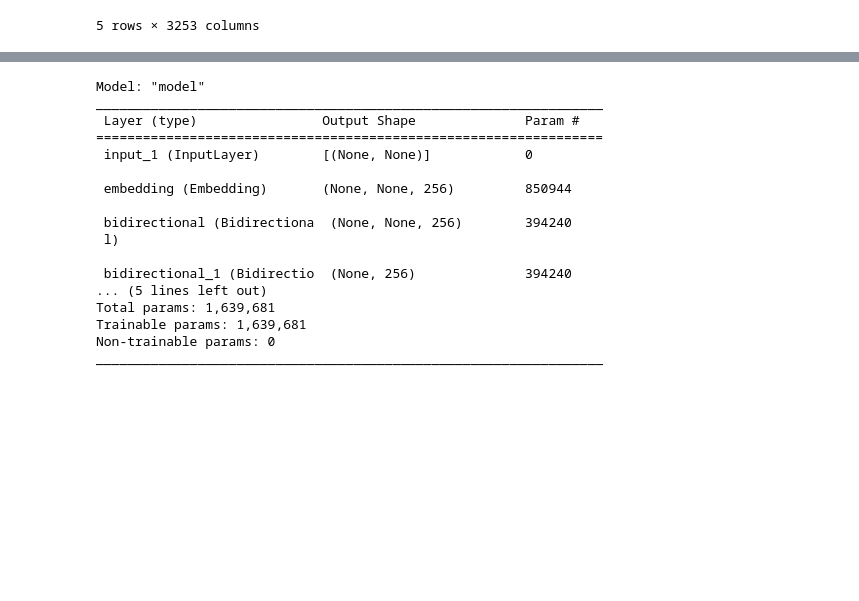
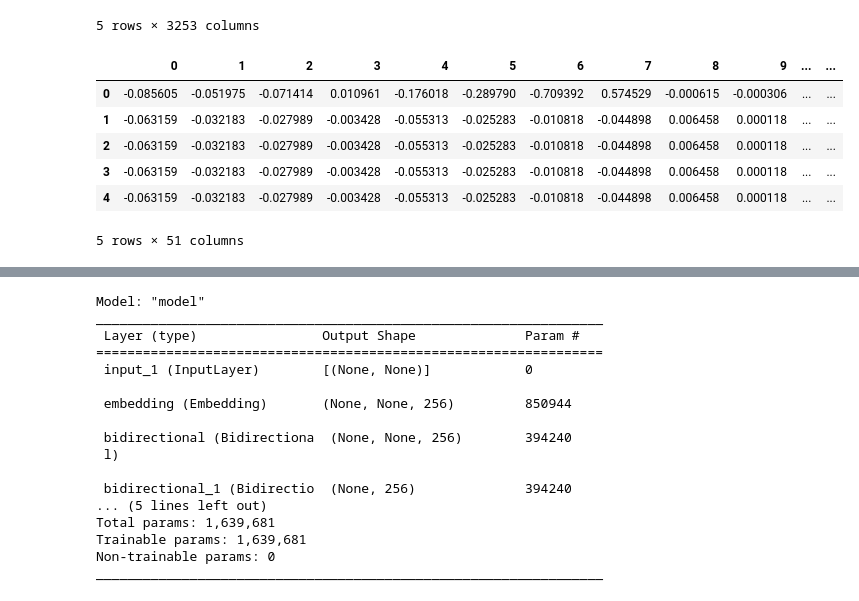
Before and after one commit to RodrigoSoares256/Projeto07, a Jupyter notebook: Projeto07.ipynb, the cells around one changed output, grey strips where cells are left out. Drawn from its saved outputs; the diff is of its cells as text; code cells hidden in the pictures; blank space fills up the shorter version.

```diff
--- a/Projeto07.ipynb
+++ b/Projeto07.ipynb
@@ -105,3 +135,17 @@ one_hot_enc_gene_var.head()
 | 3 | 0 | 0 | 0 | 0 | 0 | 0 | 0 | 0 | 0 | ... |
 | 4 | 0 | 0 | 0 | 0 | 0 | 0 | 0 | 0 | 0 | ... |
 5 rows × 3253 columns
+# %%
+svd_truncated = PCA(n_components=50)
+one_hot_truncated = pd.DataFrame(svd_truncated.fit_transform(one_hot_enc_gene_var.values))
+one_hot_truncated["ID"] = train.index
+one_hot_truncated.set_index("ID")
+one_hot_truncated.head()
+# %% [output]
+|  | 0 | 1 | 2 | 3 | 4 | 5 | 6 | 7 | 8 | 9 | ... | ... |
+| 0 | -0.085605 | -0.051975 | -0.071414 | 0.010961 | -0.176018 | -0.289790 | -0.709392 | 0.574529 | -0.000615 | -0.000306 | ... | ... |
+| 1 | -0.063159 | -0.032183 | -0.027989 | -0.003428 | -0.055313 | -0.025283 | -0.010818 | -0.044898 | 0.006458 | 0.000118 | ... | ... |
+| 2 | -0.063159 | -0.032183 | -0.027989 | -0.003428 | -0.055313 | -0.025283 | -0.010818 | -0.044898 | 0.006458 | 0.000118 | ... | ... |
+| 3 | -0.063159 | -0.032183 | -0.027989 | -0.003428 | -0.055313 | -0.025283 | -0.010818 | -0.044898 | 0.006458 | 0.000118 | ... | ... |
+| 4 | -0.063159 | -0.032183 | -0.027989 | -0.003428 | -0.055313 | -0.025283 | -0.010818 | -0.044898 | 0.006458 | 0.000118 | ... | ... |
+5 rows × 51 columns
```
Also changed, not shown: parts of 41 cells of this notebook.
